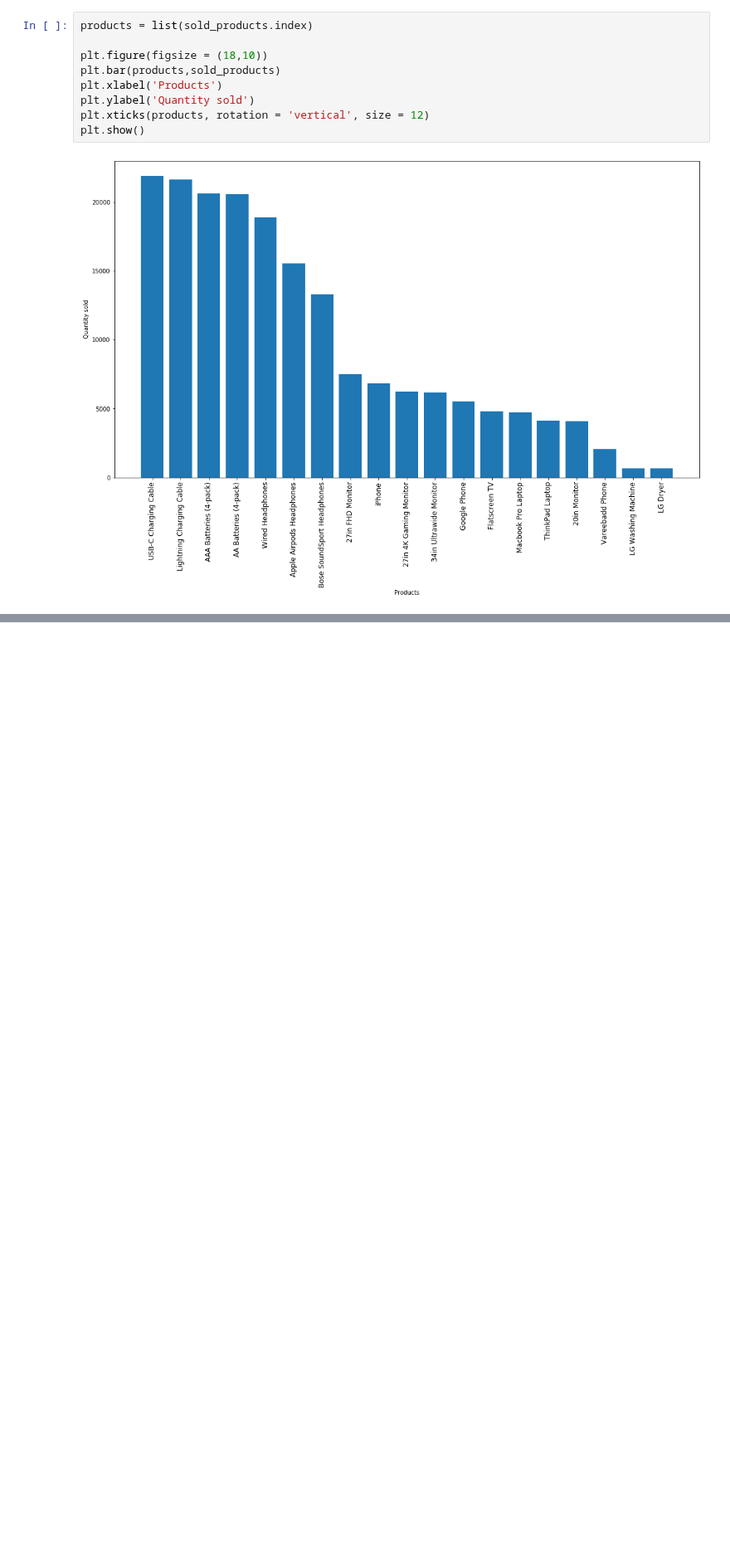
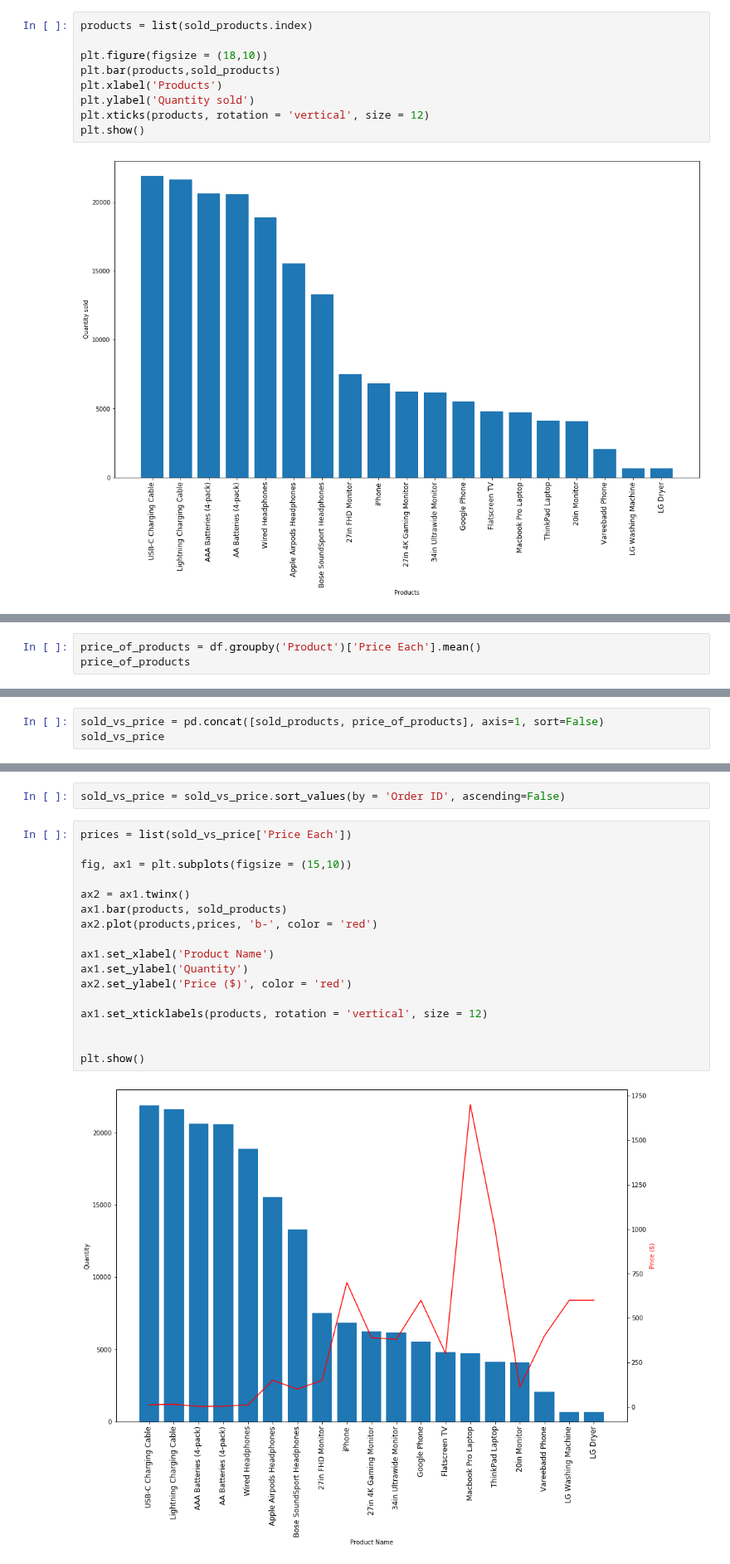
Before and after one commit to Bartosz-Lewandowski/Sales-Analysis, a Jupyter notebook: Code_source.ipynb, the cells around one changed output, grey strips where cells are left out. Shown at 83% size. Cells and saved outputs as stored; diff of their text form; blank space fills up the shorter version.

Commit message:
Add sold vs price

```diff
--- a/Code_source.ipynb
+++ b/Code_source.ipynb
@@ -269,0 +266,3 @@ plt.show()
+# %%
+price_of_products = df.groupby('Product')['Price Each'].mean()
+price_of_products
@@ -269,0 +287,3 @@ plt.show()
+# %%
+sold_vs_price = pd.concat([sold_products, price_of_products], axis=1, sort=False)
+sold_vs_price
@@ -269,0 +308,21 @@ plt.show()
+# %%
+sold_vs_price = sold_vs_price.sort_values(by = 'Order ID', ascending=False)
+# %%
+prices = list(sold_vs_price['Price Each'])
+
+fig, ax1 = plt.subplots(figsize = (15,10))
+
+ax2 = ax1.twinx()
+ax1.bar(products, sold_products)
+ax2.plot(products,prices, 'b-', color = 'red')
+
+ax1.set_xlabel('Product Name')
+ax1.set_ylabel('Quantity')
+ax2.set_ylabel('Price ($)', color = 'red')
+
+ax1.set_xticklabels(products, rotation = 'vertical', size = 12)
+
+
+plt.show()
+# %% [output]
+[figure, added]
```
Also changed, not shown: parts of 3 cells of this notebook.
